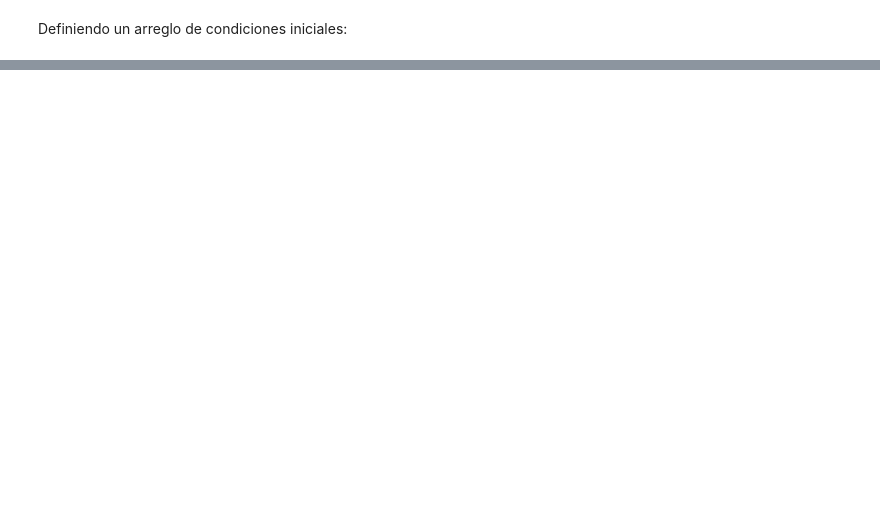
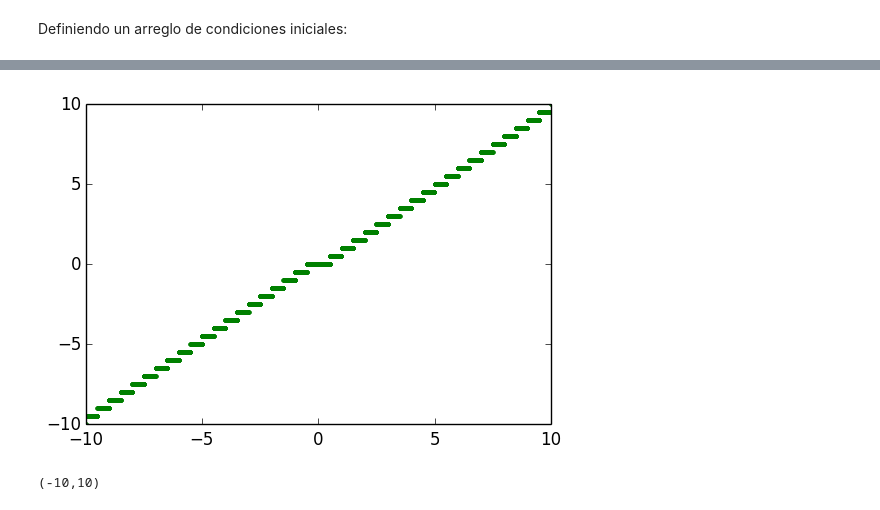
Before and after one commit to lbenet/2017-1_TSFisComp, a Jupyter notebook: tareas/claudio/Tarea_02_Miguel_Raz_Claudio_Pierard.ipynb, the cells around one changed output, grey strips where cells are left out. Saved outputs shown, nothing was run; the diff lists cells and outputs as text; code cells hidden in the pictures; blank space fills up the shorter version.

```diff
--- a/tareas/claudio/Tarea_02_Miguel_Raz_Claudio_Pierard.ipynb
+++ b/tareas/claudio/Tarea_02_Miguel_Raz_Claudio_Pierard.ipynb
@@ -152,0 +162,13 @@ while loading In[157], in expression starting on line 1
+# %%
+
+figure(figsize=(6,4))
+myrange = -10.0:1/256:10.0
+
+plot(myrange, compute_roots( x -> g(x), x->2, myrange ), "g.")
+
+
+ylim(-10,10)
+xlim(-10,10)
+# %% [output]
+[figure, added]
+(-10,10)
```
Also changed, not shown: parts of 11 cells of this notebook.
